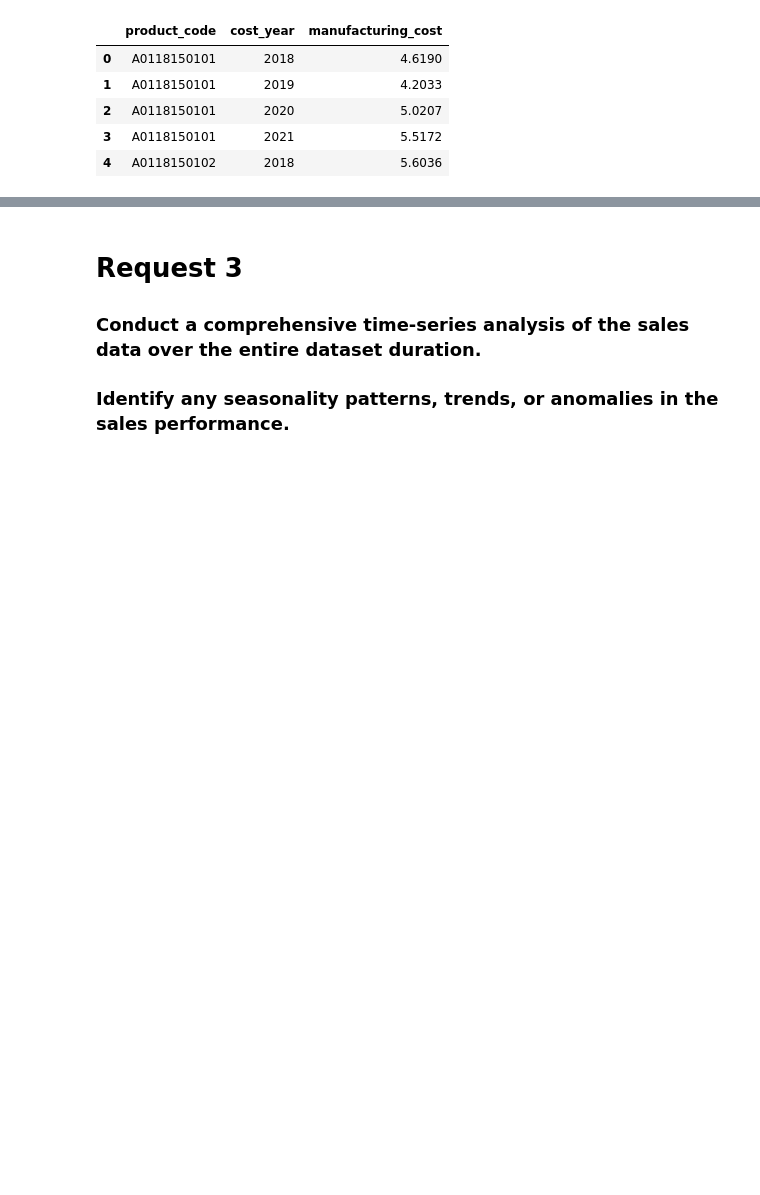
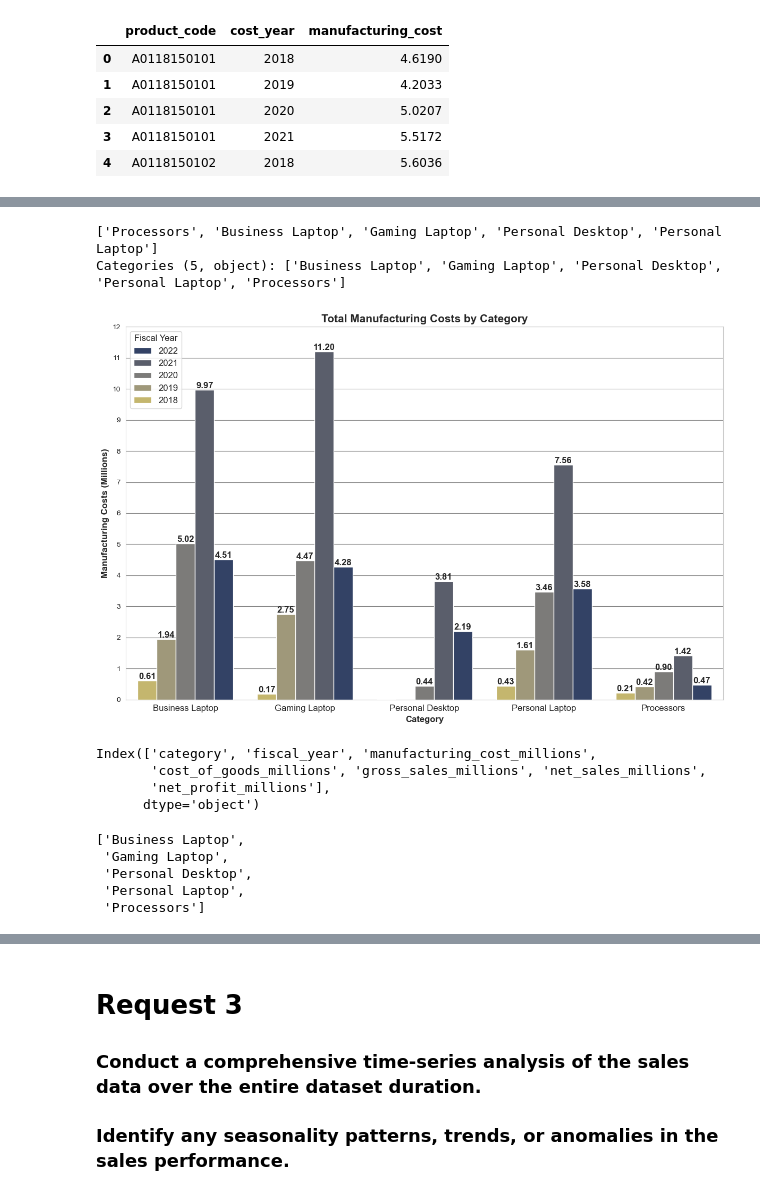
Before and after one commit to occampos/Supply-Chain-Analysis, a Jupyter notebook: analysis/sc_analysis.ipynb, the cells around one changed output, grey strips where cells are left out. Saved outputs shown, nothing was run; the diff lists cells and outputs as text; code cells hidden in the pictures; blank space fills up the shorter version.

```diff
--- a/analysis/sc_analysis.ipynb
+++ b/analysis/sc_analysis.ipynb
@@ -519,0 +526,9 @@ cat_manu
+# %%
+# Filter to only include the categories with the most manufacuting costs
+top_categories = ['Business Laptop', 'Gaming Laptop', 'Personal Desktop', 'Personal Laptop', 'Processors']
+top_cat_manu = cat_manu[cat_manu['category'].isin(top_categories)].reset_index(drop=True).copy()
+
+# Get rid of unused categories
+top_cat_manu['category'] = pd.Categorical(top_cat_manu['category'], categories=top_categories)
+
+top_cat_manu.head(5)
@@ -520 +542,48 @@ cat_manu
+# %%
+top_cat_manu['category'].unique()
+# %% [output]
+['Processors', 'Business Laptop', 'Gaming Laptop', 'Personal Desktop', 'Personal Laptop']
+Categories (5, object): ['Business Laptop', 'Gaming Laptop', 'Personal Desktop', 'Personal Laptop', 'Processors']
+# %%
+# Grouped Bar Chart of Total Manufacturing Costs of top categories
+
+plt.figure(figsize=(12, 8))
+
+ax = sns.barplot(data=top_cat_manu, x='category', y='manufacturing_cost_millions', hue='fiscal_year', palette=sns.color_palette("cividis", len(top_cat_manu['fiscal_year'].unique()))[::-1])
+
+plt.title('Total Manufacturing Costs by Category', fontsize=15, fontweight='bold')
+plt.xlabel('Category', fontsize=12, fontweight='bold')
+plt.ylabel('Manufacturing Costs (Millions)', fontsize=12, fontweight='bold')
+plt.xticks(rotation=0, fontsize=12)
+plt.yticks(np.arange(0, top_cat_manu['manufacturing_cost_millions'].max() + 1, 1))
+
+# Display values above bars
+for p in ax.patches:
+    height = p.get_height()
+    if np.isfinite(height) and height > 0.01:
+        ax.text(p.get_x() + p.get_width() / 2., height, f'{height:.2f}', ha='center', va='bottom', fontsize=12, fontweight='bold')
+
+# Custom legend
+handles, labels = ax.get_legend_handles_labels()
+ax.legend(handles[::-1], labels[::-1], title='Fiscal Year', loc='upper left', fontsize=12, title_fontsize=12)
+
+plt.tight_layout()
+plt.show()
+# %% [output]
+[figure, added]
+# %%
+top_cat_manu.columns
+# %% [output]
+Index(['category', 'fiscal_year', 'manufacturing_cost_millions',
+       'cost_of_goods_millions', 'gross_sales_millions', 'net_sales_millions',
+       'net_profit_millions'],
+      dtype='object')
+# %%
+top_categories
+# %% [output]
+['Business Laptop',
+ 'Gaming Laptop',
+ 'Personal Desktop',
+ 'Personal Laptop',
+ 'Processors']
 # %%
```
Also changed, not shown: parts of 37 cells of this notebook, 1 other file.
